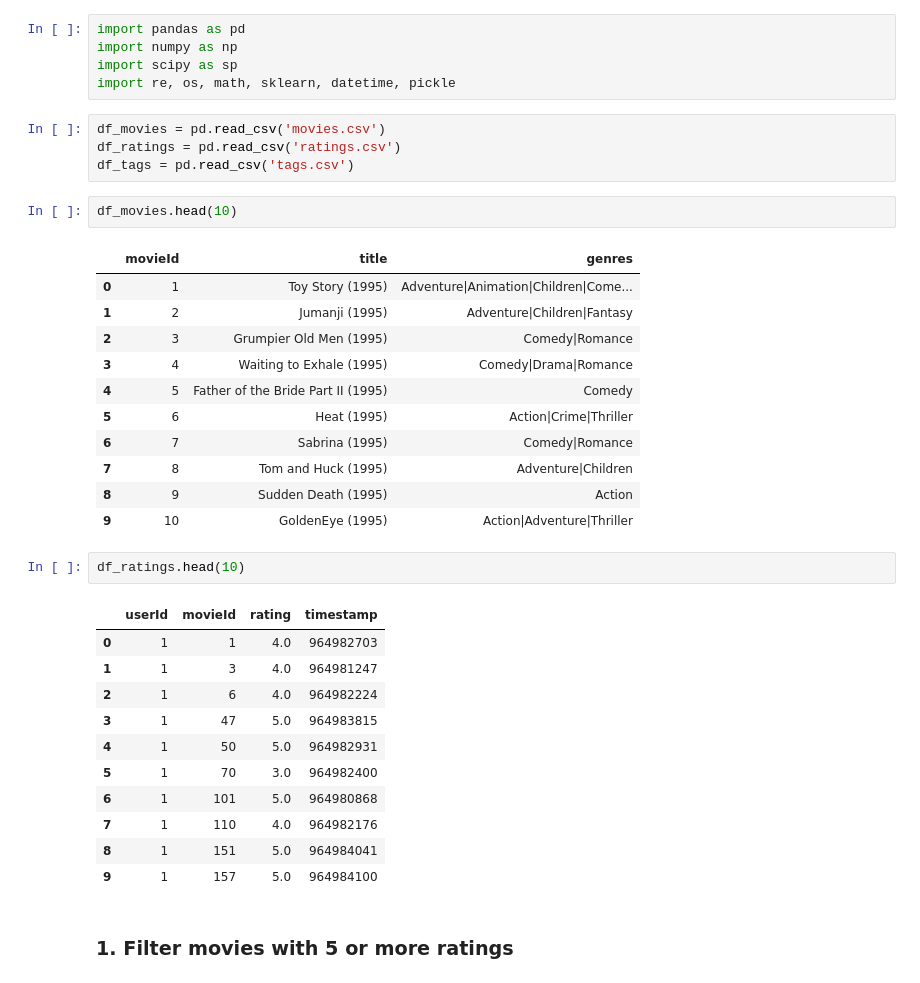
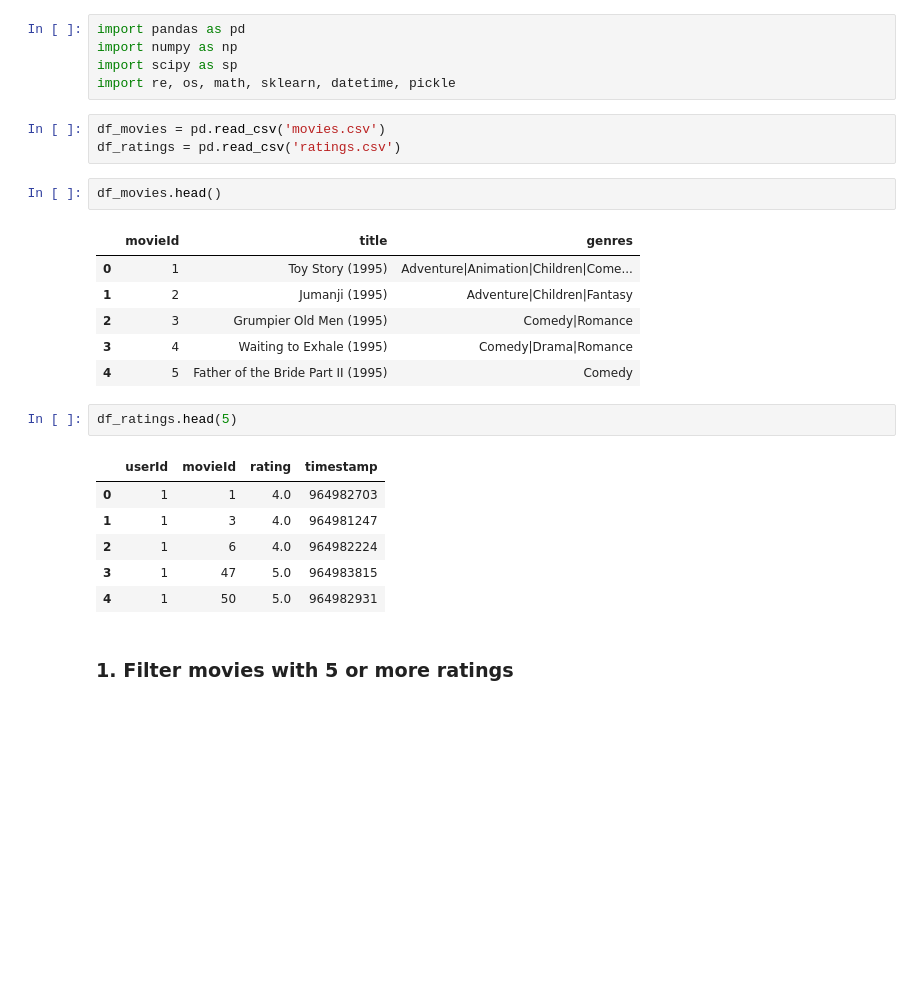
Before and after one commit to GeorgiaKp/MovieRecommender, a Jupyter notebook: MovieRecommender.ipynb, the cells around one changed output. Saved outputs shown, nothing was run; the diff lists cells and outputs as text; blank space fills up the shorter version.

```diff
--- a/MovieRecommender.ipynb
+++ b/MovieRecommender.ipynb
@@ -6,9 +6,8 @@ import re, os, math, sklearn, datetime, pickle
 # %%
 df_movies = pd.read_csv('movies.csv')
 df_ratings = pd.read_csv('ratings.csv')
-df_tags = pd.read_csv('tags.csv')
 # %%
-df_movies.head(10)
+df_movies.head()
 # %% [output]
 |  | movieId | title | genres |
 | 0 | 1 | Toy Story (1995) | Adventure|Animation|Children|Come... |
@@ -16,25 +15,15 @@ df_movies.head(10)
 | 2 | 3 | Grumpier Old Men (1995) | Comedy|Romance |
 | 3 | 4 | Waiting to Exhale (1995) | Comedy|Drama|Romance |
 | 4 | 5 | Father of the Bride Part II (1995) | Comedy |
-| 5 | 6 | Heat (1995) | Action|Crime|Thriller |
-| 6 | 7 | Sabrina (1995) | Comedy|Romance |
-| 7 | 8 | Tom and Huck (1995) | Adventure|Children |
-| 8 | 9 | Sudden Death (1995) | Action |
-| 9 | 10 | GoldenEye (1995) | Action|Adventure|Thriller |
 # %%
-df_ratings.head(10)
+df_ratings.head(5)
 # %% [output]
 |  | userId | movieId | rating | timestamp |
 | 0 | 1 | 1 | 4.0 | 964982703 |
 | 1 | 1 | 3 | 4.0 | 964981247 |
 | 2 | 1 | 6 | 4.0 | 964982224 |
 | 3 | 1 | 47 | 5.0 | 964983815 |
 | 4 | 1 | 50 | 5.0 | 964982931 |
-| 5 | 1 | 70 | 3.0 | 964982400 |
-| 6 | 1 | 101 | 5.0 | 964980868 |
-| 7 | 1 | 110 | 4.0 | 964982176 |
-| 8 | 1 | 151 | 5.0 | 964984041 |
-| 9 | 1 | 157 | 5.0 | 964984100 |
 # %% [markdown]
 ### 1. Filter movies with 5 or more ratings
 # %% [markdown]
```
Also changed, not shown: parts of 45 cells of this notebook.
